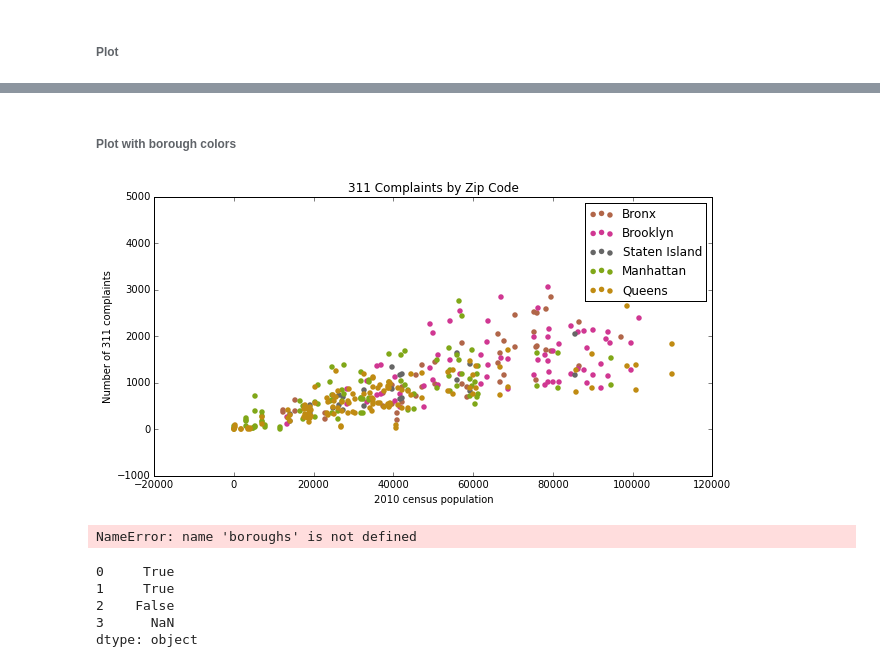
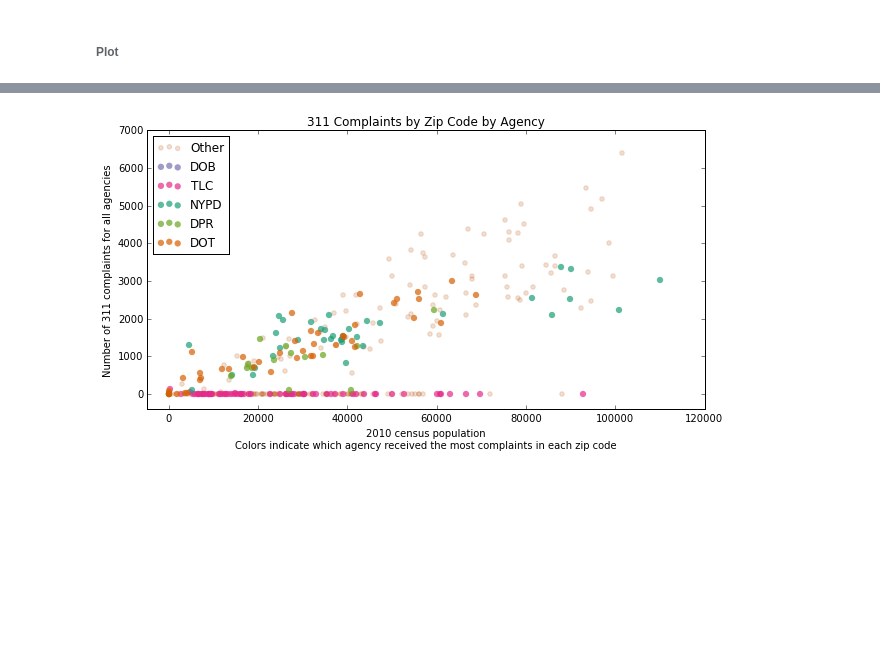
Before and after one commit to pvarsh/pr_informatics, a Jupyter notebook: assignment-7/problem_3_2.ipynb, the cells around one changed output, grey strips where cells are left out. Cells and saved outputs as stored; diff of their text form; code cells hidden in the pictures; blank space fills up the shorter version.

Commit message:
Small plot adjustments

```diff
--- a/assignment-7/problem_3_2.ipynb
+++ b/assignment-7/problem_3_2.ipynb
@@ -98,5 +37,5 @@ zips
 # %%
 zipcode_file = "zipCodePopulationData.csv"
 with open(zipcode_file, 'r') as f:
-    zipcodes = pd.read_csv(f)
+    zipcodes = pd.read_csv(f, dtype = {'Zip Code ZCTA': str, '2010 Census Population': int})
 zipcodes['Zip Code ZCTA'] = zipcodes['Zip Code ZCTA'].astype(str).apply(lambda x: x.zfill(5))
@@ -152,5 +65,5 @@ zip_agencies
 ###### Merge
 # %%
 zip_pop_count = pd.merge(zipcodes, zip_counts, left_on ='Zip Code ZCTA', right_on='Incident Zip')
-zip_pop_count = zip_pop_count[['Incident Zip', '2010 Census Population', 'Number of Complaints']]
-zip_pop_count.columns = ['zip', 'population', 'complaints']
+zip_pop_count = zip_pop_count[['Incident Zip', '2010 Census Population', 'Number of Complaints', 'Agency']]
+zip_pop_count.columns = ['zip', 'population', 'complaints', 'agency']
@@ -179,2 +70,13 @@ df
+# %%
+### agencies to be identified on plot
+agencies = ['NYPD','DOT','DOB','TLC','DPR']
+### numbering of agencies for color coding
+agency_color_codes = {ag : num for num, ag in enumerate(agencies)}
+### list of all agencies in 311 file
+all_agencies = list(df['Agency'])
+### adding other agencies to color code dictionary for 'other' color
+# for agency in all_agencies:
+#     if agency not in agencies:
+#         agency_color_codes[agency] = len(agencies)
 # %% [markdown]
 ###### Plot
@@ -255,31 +83,31 @@ with open(zipbor_f, 'rU') as f:
-# %% [markdown]
-###### Plot with borough colors
 # %%
-bors = []
-for z in zip_pop_count['zip']:
-    if z in zipbor_d:
-        bors.append(zipbor_d[z])
-    else:
-        bors.append(6)
-zip_pop_count['borough'] = bors
-inv_bors = [1.0/bor for bor in bors]
 fig, ax = plt.subplots(figsize=(10, 5))
-colors = [k * 1.0/len(boroughs.keys()) for k in range(len(boroughs.keys()) + 2)]
-for borough, borough_num in boroughs.iteritems():
-    ax.scatter(zip_pop_count['population'][zip_pop_count['borough'] == borough_num],
-               zip_pop_count['complaints'][zip_pop_count['borough'] == borough_num],
+colors = [k * 1.0/(len(agencies) + 2) for k in range(len(agencies) + 2)]
+pattern = '|'.join(agencies)
+### plotting 'other' agencies
+ax.scatter(zip_pop_count['population'][~zip_pop_count['agency'].str.contains(pattern)],
+           zip_pop_count['complaints'][~zip_pop_count['agency'].str.contains(pattern)],
+           label = 'Other',
+           color = cm.Accent(colors[len(agencies) + 1]),
+           alpha = .2,
+           s = 20)
+### plotting agencies of interest
+for agency, agency_num in agency_color_codes.iteritems():
+    ax.scatter(zip_pop_count['population'][zip_pop_count['agency'] == agency],
+               zip_pop_count['complaints'][zip_pop_count['agency'] == agency],
                lw = 0,
-               c = cm.Dark2(colors[borough_num]),
-               label = borough,
-               s = 30)
-ax.set_xlabel('2010 census population')
-ax.set_ylabel('Number of 311 complaints')
-ax.set_title('311 Complaints by Zip Code')
-ax.legend(loc = 'best')
+               c = cm.Dark2(colors[agency_num]),
+               label = agency,
+               s = 40,
+               alpha = .7)
+ax.set_xlabel('2010 census population\nColors indicate which agency received the most complaints in each zip code')
+ax.set_ylabel('Number of 311 complaints for all agencies')
+ax.set_title('311 Complaints by Zip Code by Agency')
+xlims = ax.get_xlim()
+ax.set_xlim(xlims[0]/4, xlims[1])
+ylims = ax.get_ylim()
+ax.set_ylim(ylims[0]/2.5, ylims[1])
+ax.legend(loc = 2)
 plt.show()
 # %% [output]
-[figure, old version]
+[figure, new version]
-# %%
-boroughs
-# %% [output]
-NameError: name 'boroughs' is not defined
@@ -291,8 +113,0 @@ b = pd.Series(b)
-# %%
-a.str.contains('1')
-# %% [output]
-0     True
-1     True
-2    False
-3      NaN
-dtype: object
```
Also changed, not shown: parts of 23 cells of this notebook.
